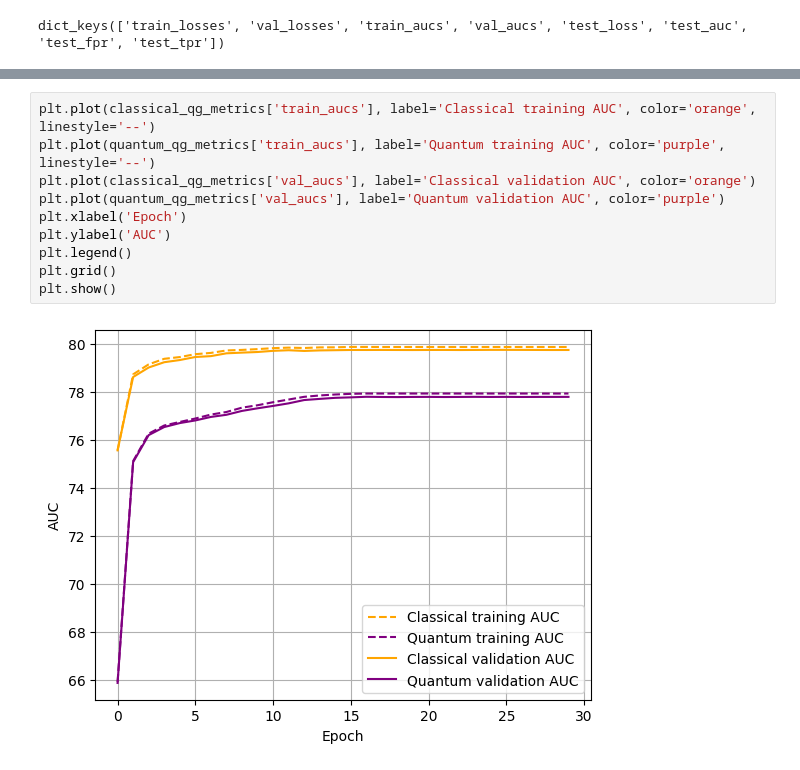
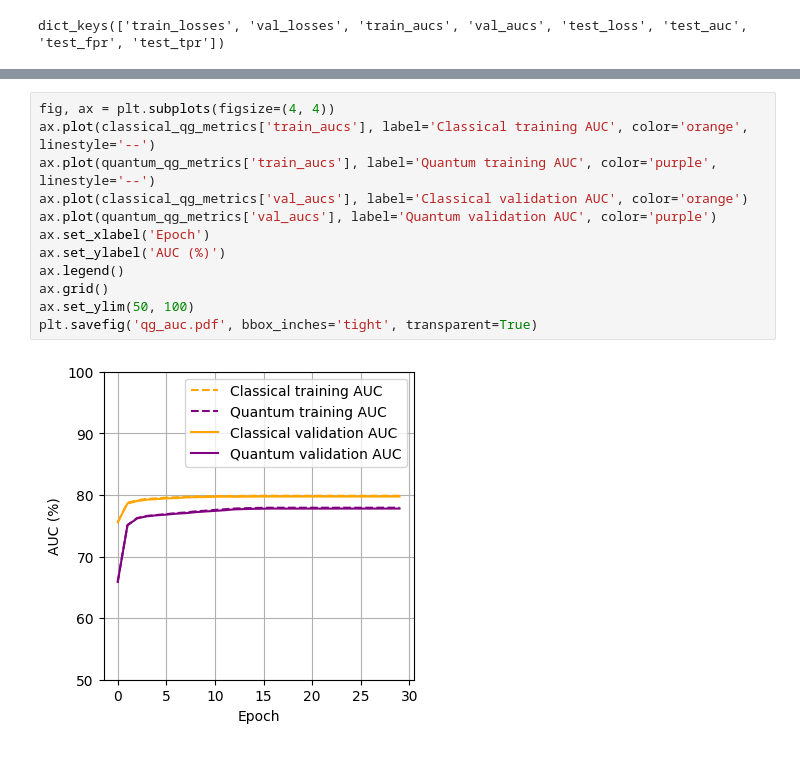
Before and after one commit to salcc/QuantumTransformers, a Jupyter notebook: notebooks/visualizations.ipynb, the cells around one changed output, grey strips where cells are left out. Cells and saved outputs as stored; diff of their text form.

```diff
--- a/notebooks/visualizations.ipynb
+++ b/notebooks/visualizations.ipynb
@@ -202,14 +203,16 @@ plt.show()
 # %%
-plt.plot(classical_qg_metrics['train_aucs'], label='Classical training AUC', color='orange', linestyle='--')
-plt.plot(quantum_qg_metrics['train_aucs'], label='Quantum training AUC', color='purple', linestyle='--')
-plt.plot(classical_qg_metrics['val_aucs'], label='Classical validation AUC', color='orange')
-plt.plot(quantum_qg_metrics['val_aucs'], label='Quantum validation AUC', color='purple')
-plt.xlabel('Epoch')
-plt.ylabel('AUC')
-plt.legend()
-plt.grid()
-plt.show()
+fig, ax = plt.subplots(figsize=(4, 4))
+ax.plot(classical_qg_metrics['train_aucs'], label='Classical training AUC', color='orange', linestyle='--')
+ax.plot(quantum_qg_metrics['train_aucs'], label='Quantum training AUC', color='purple', linestyle='--')
+ax.plot(classical_qg_metrics['val_aucs'], label='Classical validation AUC', color='orange')
+ax.plot(quantum_qg_metrics['val_aucs'], label='Quantum validation AUC', color='purple')
+ax.set_xlabel('Epoch')
+ax.set_ylabel('AUC (%)')
+ax.legend()
+ax.grid()
+ax.set_ylim(50, 100)
+plt.savefig('qg_auc.pdf', bbox_inches='tight', transparent=True)
 # %% [output]
-[figure, old version]
+[figure, new version]
 # %%
 fig, ax = plt.subplots(figsize=(4, 4))
```
Also changed, not shown: parts of 3 cells of this notebook.
